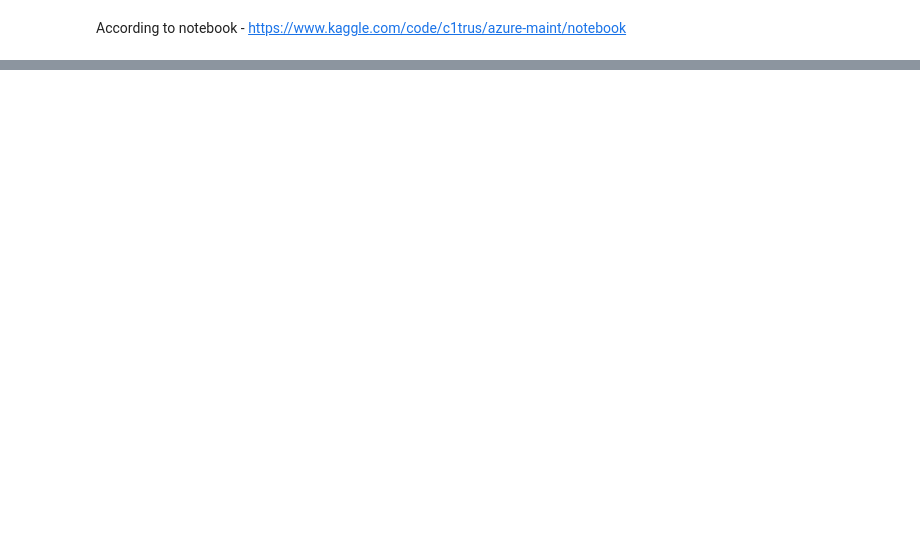
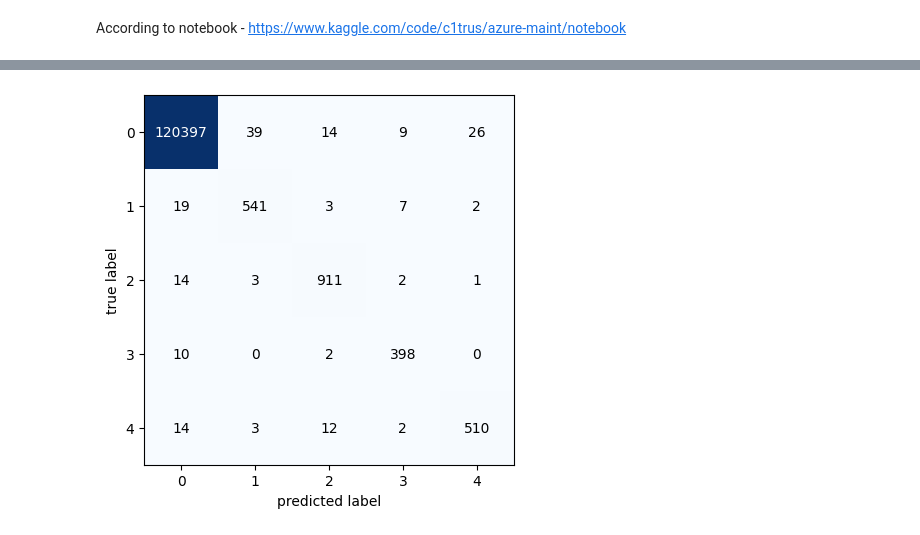
Before and after one commit to kuboszekadr/GenAI-WordCup-042024, a Jupyter notebook: notebooks/failure_prediction_xgboost.ipynb, the cells around one changed output, grey strips where cells are left out. Drawn from its saved outputs; the diff is of its cells as text; code cells hidden in the pictures; blank space fills up the shorter version.

Commit message:
add multiclass classifier and binary classifier

```diff
--- a/notebooks/failure_prediction_xgboost.ipynb
+++ b/notebooks/failure_prediction_xgboost.ipynb
@@ -485,0 +457,8 @@ X_test.head()
+# %%
+from xgboost import XGBClassifier
+
+# Create an instance of the XGBClassifier
+model = XGBClassifier(objective='multi:softprob')
+
+# Fit the model to the training data
+model.fit(X_train, y_train)
@@ -485,0 +482,8 @@ X_test.head()
+# %%
+y_test = labeled_features.loc[labeled_features['datetime'] >= first_test_date, 'failure']
+X_test = pd.get_dummies(labeled_features.loc[labeled_features['datetime'] >= first_test_date].drop(['datetime',
+                                                                                                    'machineID',
+                                                                                                    'failure'], axis=1))
+# %%
+y_test = y_test.replace(dict_map)
+y_test.value_counts()
@@ -485,0 +498,4 @@ X_test.head()
+# %%
+y_test = y_test.to_frame()
+y_test['pred'] = list(model.predict(X_test))
+y_test['pred'].value_counts()
@@ -485,0 +510,13 @@ X_test.head()
+# %%
+from mlxtend.evaluate import confusion_matrix
+from mlxtend.plotting import plot_confusion_matrix
+import matplotlib.pyplot as plt
+
+cm = confusion_matrix(y_target=y_test['failure'],
+                      y_predicted=y_test['pred'],
+                      binary=False)
+
+fig, ax = plot_confusion_matrix(conf_mat=cm)
+plt.show()
+# %% [output]
+[figure, added]
```
Also changed, not shown: parts of 87 cells of this notebook, 8 other files.
